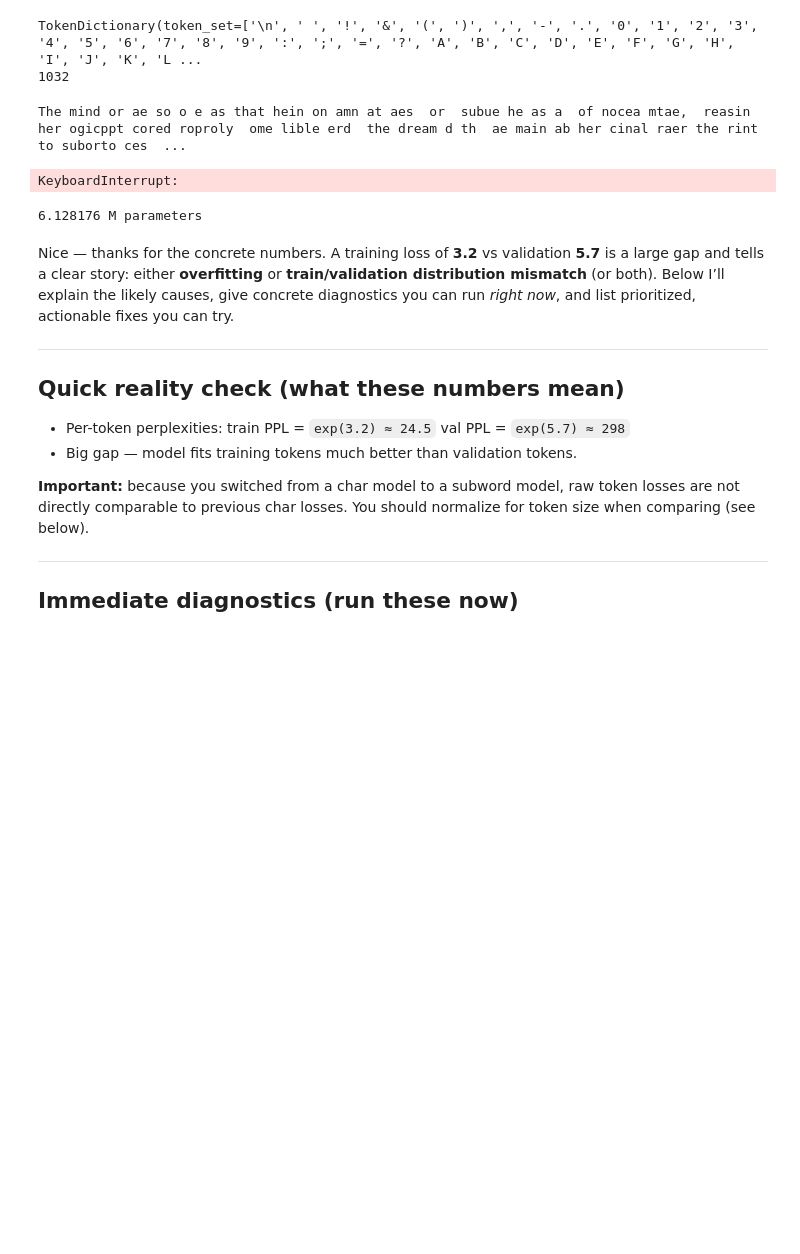
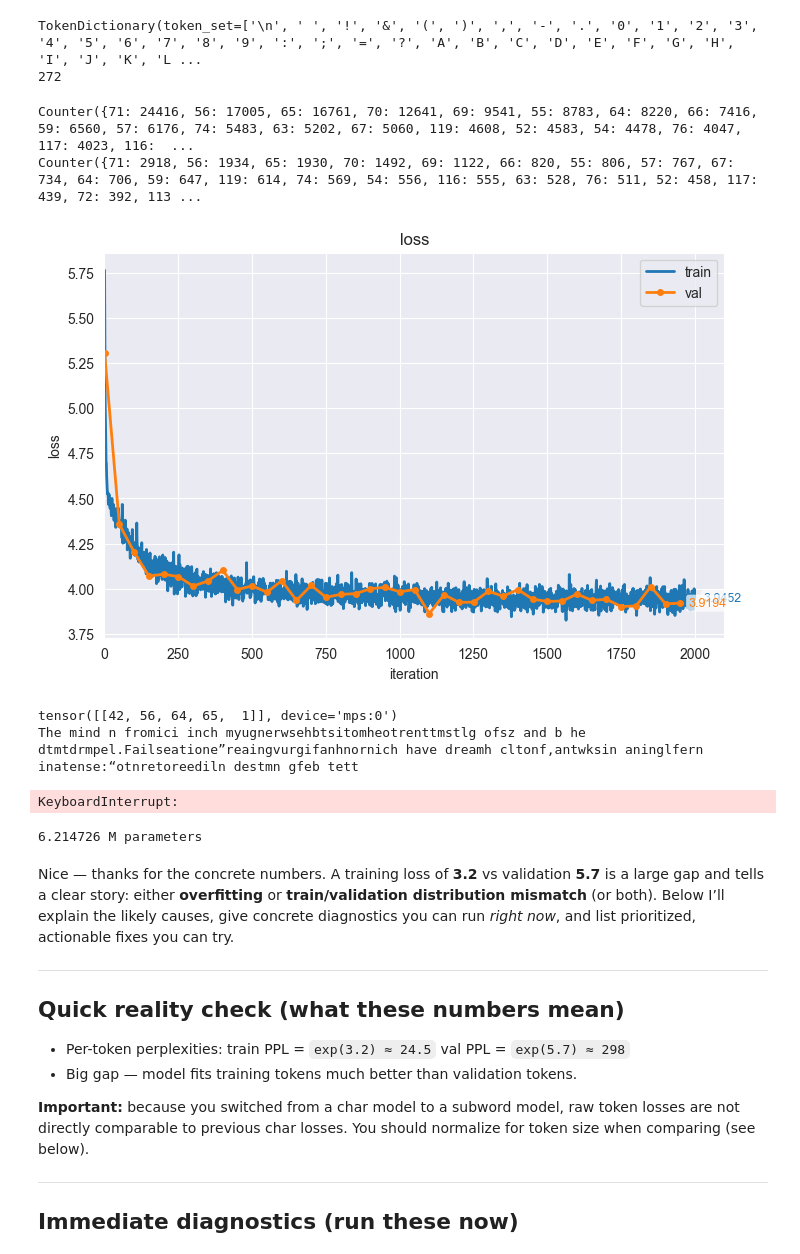
Before and after one commit to sselvakumaran/toy-transformers, a Jupyter notebook: src/notebooks/gpt-v1-w-tokenizer.ipynb, the cells around one changed output. Saved outputs shown, nothing was run; the diff lists cells and outputs as text; code cells hidden in the pictures; blank space fills up the shorter version.

Commit message:
tokenizer testing and bug fixing, still has overfitting

```diff
--- a/src/notebooks/gpt-v1-w-tokenizer.ipynb
+++ b/src/notebooks/gpt-v1-w-tokenizer.ipynb
@@ -18,13 +18,13 @@ input_file.close()
 from utilities import text_cleaning
 from utilities import tokenizer2 as tokenizer
 text = text_cleaning.basic_cleaning(raw_text)
-td = tokenizer.create_tokenizer(text, num_tokens=1032)
-#td = tokenizer.reduce_token_dictionary(td, text)
+td = tokenizer.create_tokenizer(text, num_tokens=256 + 16)
+# td = tokenizer.reduce_token_dictionary(td, text)
 print(td)
 print(len(td.token_set))
 # %% [output]
 TokenDictionary(token_set=['\n', ' ', '!', '&', '(', ')', ',', '-', '.', '0', '1', '2', '3', '4', '5', '6', '7', '8', '9', ':', ';', '=', '?', 'A', 'B', 'C', 'D', 'E', 'F', 'G', 'H', 'I', 'J', 'K', 'L ...
-1032
+272
 # %%
 characters, idx_to_token, token_to_idx = td
 encode = tokenizer.get_encoder(td)
@@ -51,43 +51,67 @@ def estimate_val_loss(model):
   _, loss = model(X, Y)
   model.train()
   return loss.item()
+# %%
+from collections import Counter
+def getcounts(tensor):
+  tokens, counts = tensor.flatten().unique(return_counts=True)
+  return Counter(dict(zip(tokens.tolist(), counts.tolist())))
+
+print(getcounts(train_data))
+print(getcounts(val_data))
+# %% [output]
+Counter({71: 24416, 56: 17005, 65: 16761, 70: 12641, 69: 9541, 55: 8783, 64: 8220, 66: 7416, 59: 6560, 57: 6176, 74: 5483, 63: 5202, 67: 5060, 119: 4608, 52: 4583, 54: 4478, 76: 4047, 117: 4023, 116:  ...
+Counter({71: 2918, 56: 1934, 65: 1930, 70: 1492, 69: 1122, 66: 820, 55: 806, 57: 767, 67: 734, 64: 706, 59: 647, 119: 614, 74: 569, 54: 556, 116: 555, 63: 528, 76: 511, 52: 458, 117: 439, 72: 392, 113 ...
 # %%
 m = gptv1.LanguageModel(len(characters), config).to(device)
 m.compile()
+
 optimizer = torch.optim.AdamW(m.parameters(), lr=3e-4)
+scheduler = torch.optim.lr_scheduler.ReduceLROnPlateau(
+  optimizer,
+  mode='min',
+  factor=0.1,
+  patience=5
+)
+
 import time
 from torch.amp import autocast
 from tqdm import tqdm
+from utilities import plotting2 as plotting
+p = plotting.LossPlotter()
 # %%
-val_loss = -1
-pbar = range(1000)
-for steps in pbar:
+for steps in range(2000):
 	xb, yb = get_batch('train')
 	xb = xb.to(device)
 	yb = yb.to(device)
 	with autocast(device_type="mps", dtype=torch.float16):
 		logits, loss = m(xb, yb)
 	optimizer.zero_grad(set_to_none=True)
 	loss.backward()
 	optimizer.step()
+	train_loss, val_loss = loss.item(), None
 	if steps % 50 == 0:
 		val_loss = estimate_val_loss(m)
-	pbar.postfix = f"train {loss.item()} val {val_loss}"
-	pbar.update()
+		scheduler.step(val_loss)
+	p.update(train_loss, val_loss)
 	torch.mps.synchronize()
+# %% [output]
+[figure, added]
 # %%
 idx = torch.tensor([encode("The mind ")], dtype=torch.long, device=device)
+print(idx)
 print("The mind ", end="", flush=True)
 for token in m.generate(idx, max_new_tokens=200):
 	print(decode([token.item()])[0], end="", flush=True)
 print()
 # %% [output]
-The mind or ae so o e as that hein on amn at aes  or  subue he as a  of nocea mtae,  reasin her ogicppt cored roproly  ome lible erd  the dream d th  ae main ab her cinal raer the rint to suborto ces  ...
+tensor([[42, 56, 64, 65,  1]], device='mps:0')
+The mind n fromici inch myugnerwsehbtsitomheotrenttmstlg ofsz and b he dtmtdrmpel.Failseatione”reaingvurgifanhnornich have dreamh cltonf,antwksin aninglfern inatense:“otnretoreediln destmn gfeb tett
 KeyboardInterrupt:
 # %%
 print(sum(p.numel() for p in m.parameters())/1e6, 'M parameters')
 # %% [output]
-6.128176 M parameters
+6.214726 M parameters
 # %%
 torch.save(m.state_dict(), "gptv1_sample1.pt")
 # %% [markdown]
```
Also changed, not shown: 5 other files.
